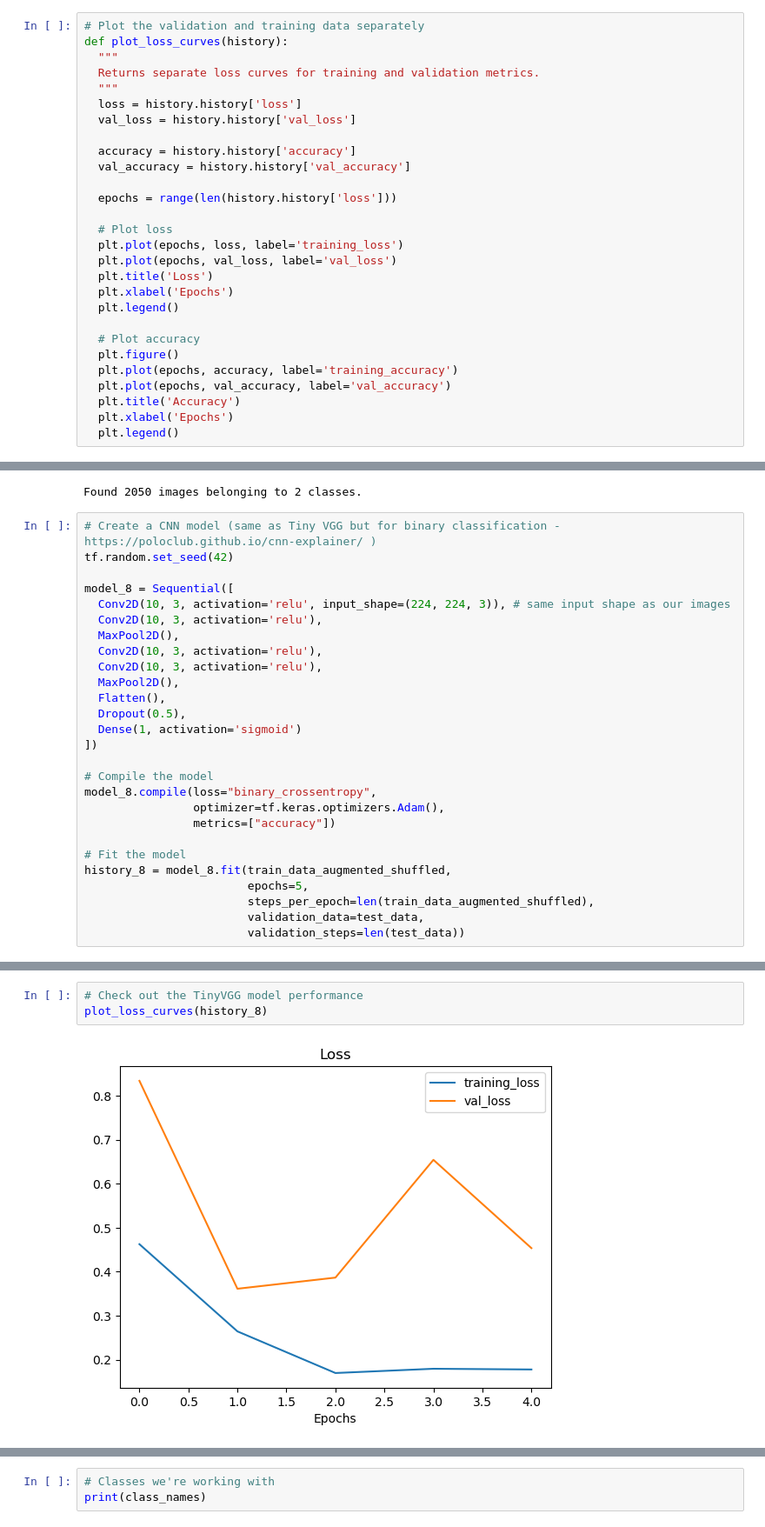
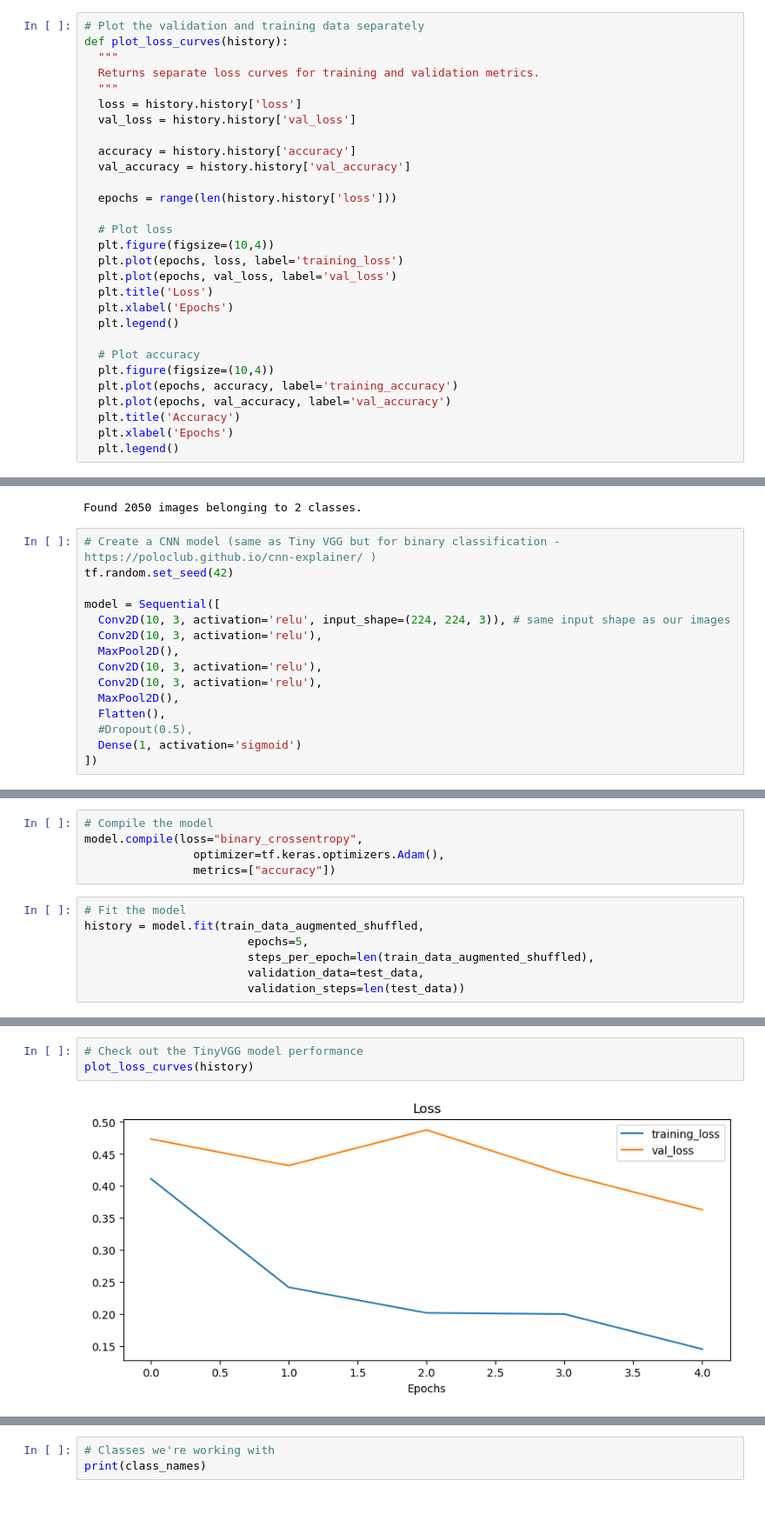
Before and after one commit to Tovi-Rufin-M/AI, a Jupyter notebook: Activity/coral3.ipynb, the cells around one changed output, grey strips where cells are left out. Shown at 87% size. Saved outputs shown, nothing was run; the diff lists cells and outputs as text.

```diff
--- a/Activity/coral3.ipynb
+++ b/Activity/coral3.ipynb
@@ -228,6 +228,7 @@ def plot_loss_curves(history):
   epochs = range(len(history.history['loss']))
 
   # Plot loss
+  plt.figure(figsize=(10,4))
   plt.plot(epochs, loss, label='training_loss')
   plt.plot(epochs, val_loss, label='val_loss')
   plt.title('Loss')
@@ -235,7 +236,7 @@ def plot_loss_curves(history):
   plt.legend()
 
   # Plot accuracy
-  plt.figure()
+  plt.figure(figsize=(10,4))
   plt.plot(epochs, accuracy, label='training_accuracy')
   plt.plot(epochs, val_accuracy, label='val_accuracy')
   plt.title('Accuracy')
@@ -315,7 +316,7 @@ Found 2050 images belonging to 2 classes.
 # Create a CNN model (same as Tiny VGG but for binary classification - https://poloclub.github.io/cnn-explainer/ )
 tf.random.set_seed(42)
 
-model_8 = Sequential([
+model = Sequential([
   Conv2D(10, 3, activation='relu', input_shape=(224, 224, 3)), # same input shape as our images
   Conv2D(10, 3, activation='relu'),
   MaxPool2D(),
@@ -323,18 +324,6 @@ model_8 = Sequential([
   Conv2D(10, 3, activation='relu'),
   MaxPool2D(),
   Flatten(),
-  Dropout(0.5),
+  #Dropout(0.5),
   Dense(1, activation='sigmoid')
 ])
-
-# Compile the model
-model_8.compile(loss="binary_crossentropy",
-                optimizer=tf.keras.optimizers.Adam(),
-                metrics=["accuracy"])
-
-# Fit the model
-history_8 = model_8.fit(train_data_augmented_shuffled,
-                        epochs=5,
-                        steps_per_epoch=len(train_data_augmented_shuffled),
-                        validation_data=test_data,
-                        validation_steps=len(test_data))
@@ -351,0 +330,12 @@ Epoch 5/5
+# %%
+# Compile the model
+model.compile(loss="binary_crossentropy",
+                optimizer=tf.keras.optimizers.Adam(),
+                metrics=["accuracy"])
+# %%
+# Fit the model
+history = model.fit(train_data_augmented_shuffled,
+                        epochs=5,
+                        steps_per_epoch=len(train_data_augmented_shuffled),
+                        validation_data=test_data,
+                        validation_steps=len(test_data))
@@ -377,6 +380,6 @@ Model: "sequential_6"
  Optimizer params: 62,204 (242.99 KB)
 # %%
 # Check out the TinyVGG model performance
-plot_loss_curves(history_8)
+plot_loss_curves(history)
 # %% [output]
-[figure, old version]
+[figure, new version]
```
Also changed, not shown: parts of 16 cells of this notebook.
